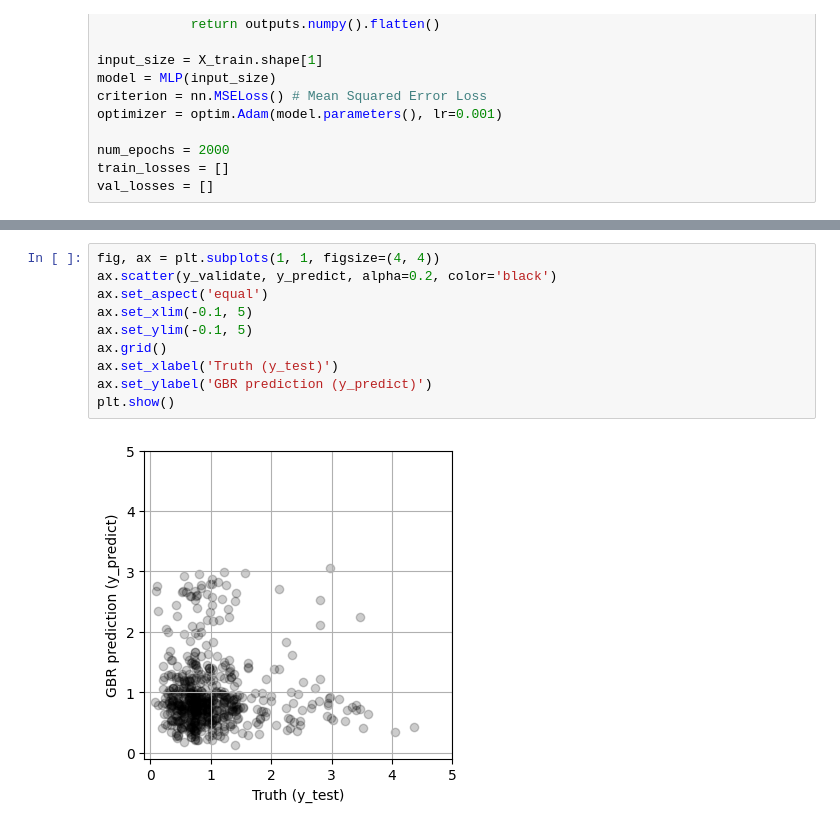
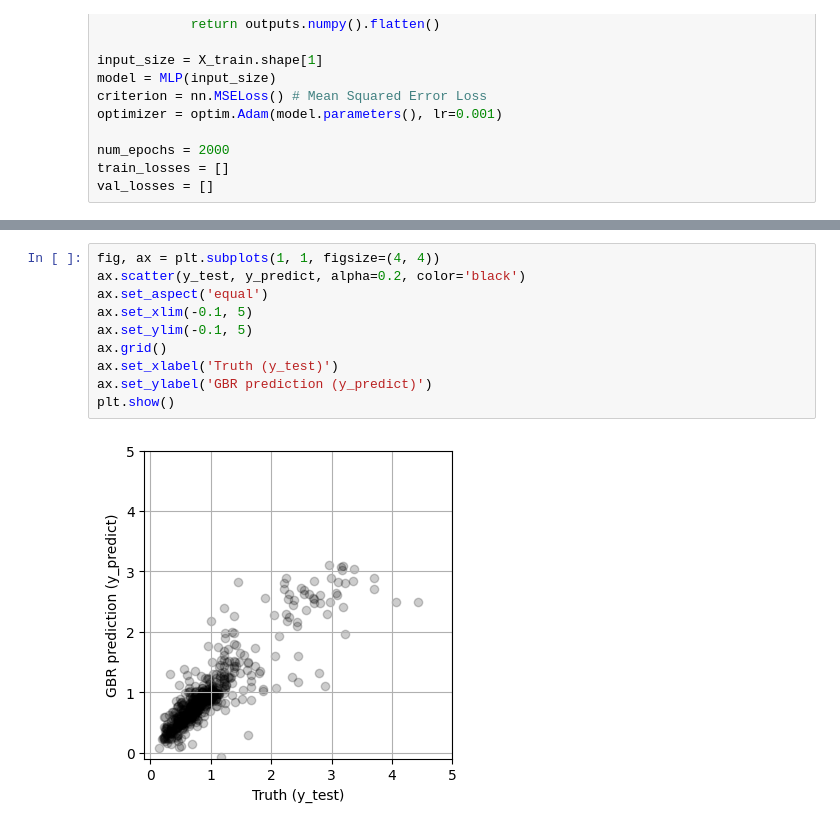
Before and after one commit to coffee77iruk/A3Net_2025, a Jupyter notebook: MLP.ipynb, the cells around one changed output, grey strips where cells are left out. Drawn from its saved outputs; the diff is of its cells as text.

Commit message:
update a model's figure

```diff
--- a/MLP.ipynb
+++ b/MLP.ipynb
@@ -198,12 +198,12 @@ MSE = 0.1101
 # %%
 fig, ax = plt.subplots(1, 1, figsize=(4, 4))
-ax.scatter(y_validate, y_predict, alpha=0.2, color='black')
+ax.scatter(y_test, y_predict, alpha=0.2, color='black')
 ax.set_aspect('equal')
 ax.set_xlim(-0.1, 5)
 ax.set_ylim(-0.1, 5)
 ax.grid()
 ax.set_xlabel('Truth (y_test)')
 ax.set_ylabel('GBR prediction (y_predict)')
 plt.show()
 # %% [output]
-[figure, old version]
+[figure, new version]
```
Also changed, not shown: parts of 12 cells of this notebook, 4 other files.
